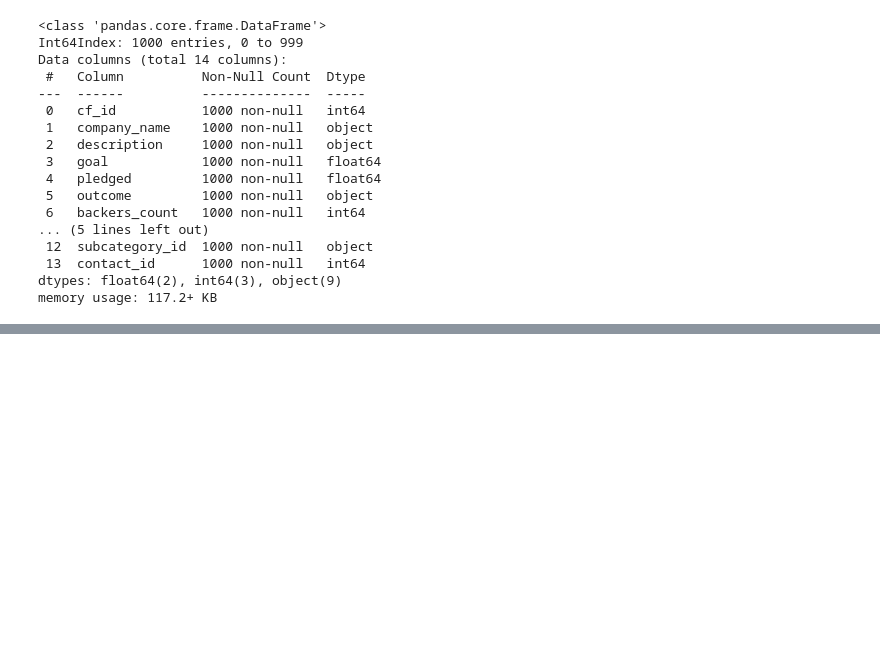
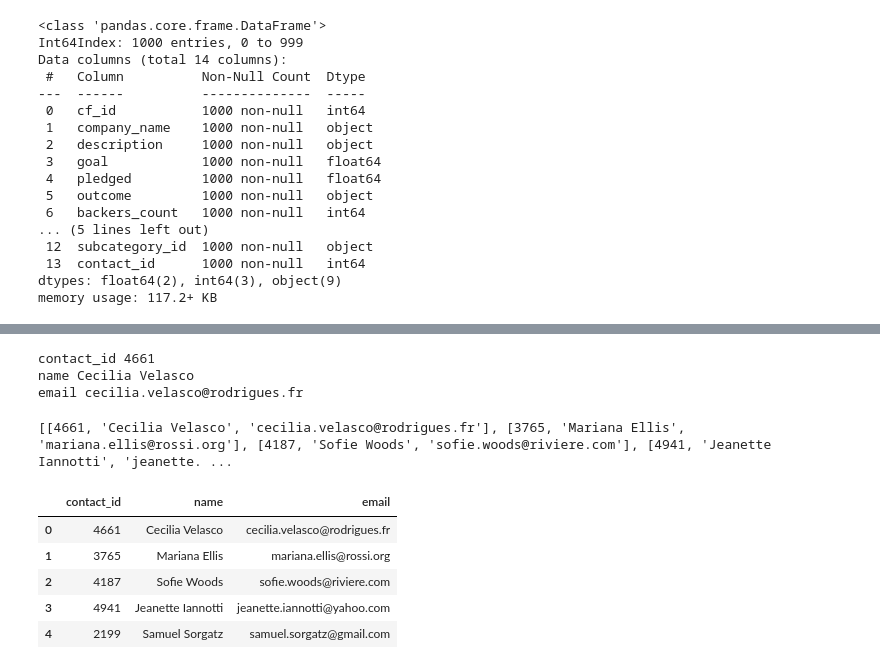
Before and after one commit to benfogler/Crowdfunding-ETL, a Jupyter notebook: crowdfunding_df_extraction.ipynb, the cells around one changed output, grey strips where cells are left out. Drawn from its saved outputs; the diff is of its cells as text; code cells hidden in the pictures; blank space fills up the shorter version.

```diff
--- a/crowdfunding_df_extraction.ipynb
+++ b/crowdfunding_df_extraction.ipynb
@@ -393,0 +407,58 @@ campaign_cleaned.to_csv("campaign.csv", index=False, encoding='utf8')
+# %%
+# Get the data from the first row and convert it to a dictionary.
+
+# Since each row is a Python JSON string with keys and values,
+# it can be converted into a Python dictionary by using the json.loads method.
+
+import json
+
+first_row = contact_info_df.iloc[0]['contact_info']
+
+converted_data = json.loads(first_row)
+
+# loop through the converted_data dictionary  to retrieve keys and values in the first row.
+for k, v in converted_data.items():
+    print(k,v)
+# %% [output]
+contact_id 4661
+name Cecilia Velasco
+email cecilia.velasco@rodrigues.fr
+# %%
+# Iterate through the contact_info_df and convert each row to a dictionary.
+dict_values = []
+
+#loop through the rows in the contact_info_df
+for i, row in contact_info_df.iterrows():
+
+    # Get the data first item in each row within the contact_info column.
+
+    data = row['contact_info']
+
+    # Convert Python JSON string into a Python dictionary
+    converted_data = json.loads(data)
+
+    # Iterate through each dictionary (row) and get the values for each row using list comprehension.
+
+    row_values = [v for k, v in converted_data.items()]
+
+    # Append the list of values for each row to a new list. You will extract this from the row_values variable above
+    dict_values.append(row_values)
+
+# Print out the list of values for each row.
+print(dict_values)
+# %% [output]
+[[4661, 'Cecilia Velasco', 'cecilia.velasco@rodrigues.fr'], [3765, 'Mariana Ellis', 'mariana.ellis@rossi.org'], [4187, 'Sofie Woods', 'sofie.woods@riviere.com'], [4941, 'Jeanette Iannotti', 'jeanette. ...
+# %%
+# Create a contact_info DataFrame and add each list of values, i.e., each
+#row to the 'contact_id', 'name', 'email' columns. You will pull from the dict_values list.
+
+contacts_df = pd.DataFrame(dict_values, columns=['contact_id', 'name', 'email'])
+
+contacts_df.head()
+# %% [output]
+|  | contact_id | name | email |
+| 0 | 4661 | Cecilia Velasco | cecilia.velasco@rodrigues.fr |
+| 1 | 3765 | Mariana Ellis | mariana.ellis@rossi.org |
+| 2 | 4187 | Sofie Woods | sofie.woods@riviere.com |
+| 3 | 4941 | Jeanette Iannotti | jeanette.iannotti@yahoo.com |
+| 4 | 2199 | Samuel Sorgatz | samuel.sorgatz@gmail.com |
```
Also changed, not shown: parts of 4 cells of this notebook, 1 other file.
